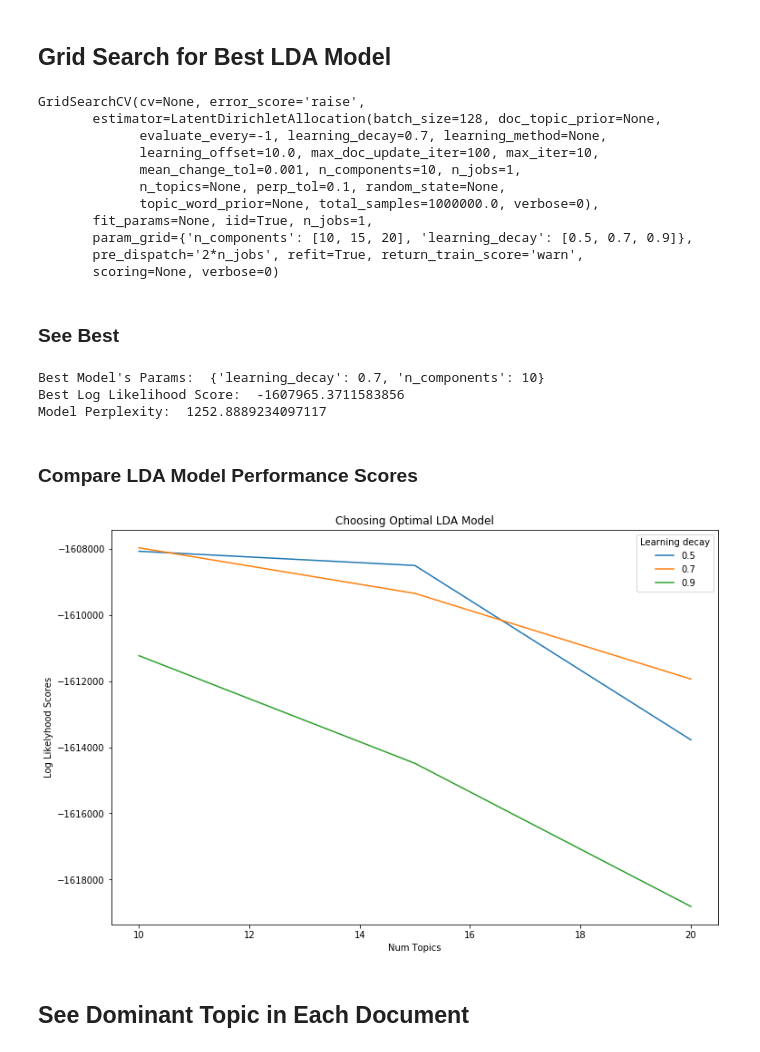
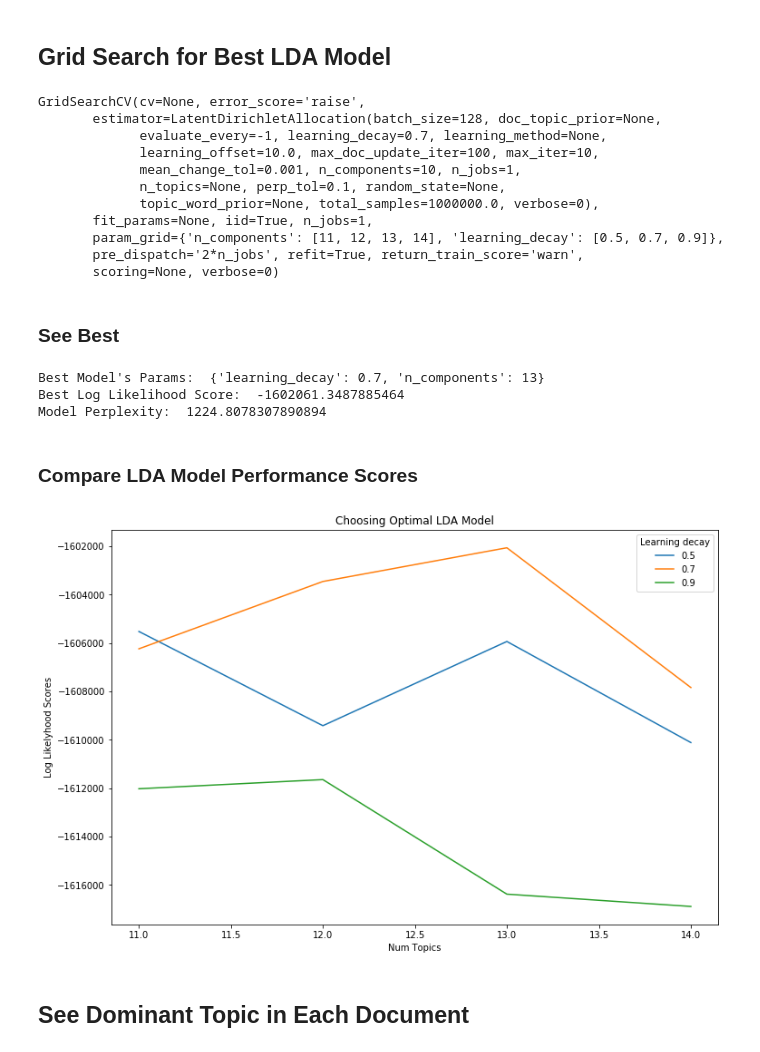
Before and after one commit to salbro/ae_project, a Jupyter notebook: spa_lda_lemmatizing.ipynb, the cells around one changed output. Cells and saved outputs as stored; diff of their text form; code cells hidden in the pictures.

```diff
--- a/spa_lda_lemmatizing.ipynb
+++ b/spa_lda_lemmatizing.ipynb
@@ -101,7 +89,7 @@ Perplexity:  1155.66406655568
 ## Grid Search for Best LDA Model
 # %%
 # Define Search Param
-search_params = {'n_components': [10, 15, 20], 'learning_decay': [.5, .7, .9]}
+search_params = {'n_components': [11, 12, 13, 14], 'learning_decay': [.5, .7, .9]}
 
 # Init the Model
 lda = LatentDirichletAllocation()
@@ -120,15 +108,15 @@ GridSearchCV(cv=None, error_score='raise',
              n_topics=None, perp_tol=0.1, random_state=None,
              topic_word_prior=None, total_samples=1000000.0, verbose=0),
        fit_params=None, iid=True, n_jobs=1,
-       param_grid={'n_components': [10, 15, 20], 'learning_decay': [0.5, 0.7, 0.9]},
+       param_grid={'n_components': [11, 12, 13, 14], 'learning_decay': [0.5, 0.7, 0.9]},
        pre_dispatch='2*n_jobs', refit=True, return_train_score='warn',
        scoring=None, verbose=0)
 # %% [markdown]
 ### See Best
 # %%
 # Best Model
-# best_lda_model = model.best_estimator_
-best_lda_model = LatentDirichletAllocation(n_topics=15, learning_decay=0.5)
+best_lda_model = model.best_estimator_
+# best_lda_model = LatentDirichletAllocation(n_topics=10, learning_decay=0.7)
 best_lda_model.fit(data_vectorized)
 
 # Model Parameters
@@ -140,30 +128,30 @@ print("Best Log Likelihood Score: ", model.best_score_)
 # Perplexity
 print("Model Perplexity: ", best_lda_model.perplexity(data_vectorized))
 # %% [output]
-Best Model's Params:  {'learning_decay': 0.7, 'n_components': 10}
-Best Log Likelihood Score:  -1607965.3711583856
-Model Perplexity:  1252.8889234097117
+Best Model's Params:  {'learning_decay': 0.7, 'n_components': 13}
+Best Log Likelihood Score:  -1602061.3487885464
+Model Perplexity:  1224.8078307890894
 # %% [markdown]
 ### Compare LDA Model Performance Scores
 # %%
 # Get Log Likelyhoods from Grid Search Output
-n_topics = [10, 15, 20]
+n_topics = [11, 12, 13, 14]
 log_likelyhoods_5 = [round(gscore.mean_validation_score) for gscore in model.grid_scores_ if gscore.parameters['learning_decay']==0.5]
 log_likelyhoods_7 = [round(gscore.mean_validation_score) for gscore in model.grid_scores_ if gscore.parameters['learning_decay']==0.7]
 log_likelyhoods_9 = [round(gscore.mean_validation_score) for gscore in model.grid_scores_ if gscore.parameters['learning_decay']==0.9]
 
 # Show graph
 plt.figure(figsize=(12, 8))
 plt.plot(n_topics, log_likelyhoods_5, label='0.5')
 plt.plot(n_topics, log_likelyhoods_7, label='0.7')
 plt.plot(n_topics, log_likelyhoods_9, label='0.9')
 plt.title("Choosing Optimal LDA Model")
 plt.xlabel("Num Topics")
 plt.ylabel("Log Likelyhood Scores")
 plt.legend(title='Learning decay', loc='best')
 plt.show()
 # %% [output]
-[figure, old version]
+[figure, new version]
 # %% [markdown]
 ## See Dominant Topic in Each Document
 # %%
```
Also changed, not shown: parts of 6 cells of this notebook, 2 other files.
